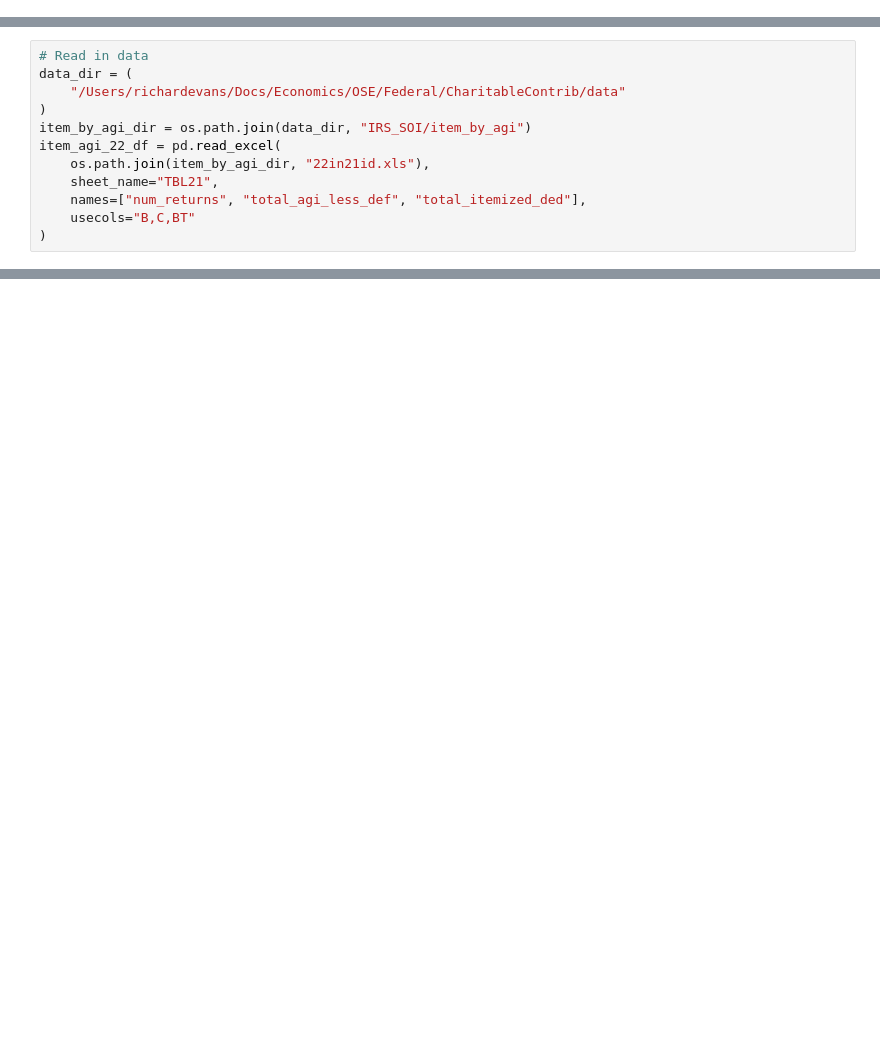
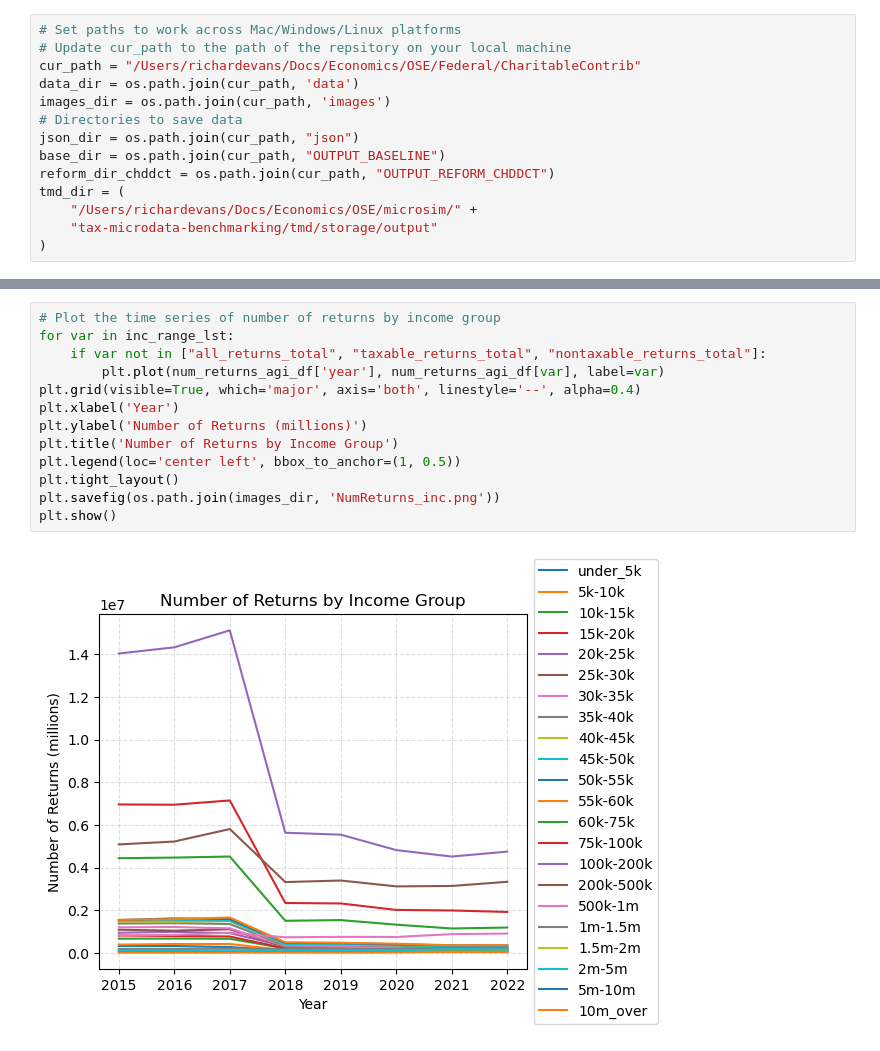
Before and after one commit to OpenSourceEcon/CharitableContrib, a Jupyter notebook: CharitableContrib.ipynb, the cells around one changed output, grey strips where cells are left out. Saved outputs shown, nothing was run; the diff lists cells and outputs as text; blank space fills up the shorter version.

```diff
--- a/CharitableContrib.ipynb
+++ b/CharitableContrib.ipynb
@@ -5,0 +17,14 @@ import matplotlib.pyplot as plt
+# %%
+# Set paths to work across Mac/Windows/Linux platforms
+# Update cur_path to the path of the repsitory on your local machine
+cur_path = "/Users/richardevans/Docs/Economics/OSE/Federal/CharitableContrib"
+data_dir = os.path.join(cur_path, 'data')
+images_dir = os.path.join(cur_path, 'images')
+# Directories to save data
+json_dir = os.path.join(cur_path, "json")
+base_dir = os.path.join(cur_path, "OUTPUT_BASELINE")
+reform_dir_chddct = os.path.join(cur_path, "OUTPUT_REFORM_CHDDCT")
+tmd_dir = (
+    "/Users/richardevans/Docs/Economics/OSE/microsim/" +
+    "tax-microdata-benchmarking/tmd/storage/output"
+)
@@ -30,12 +63,0 @@ pct_std_deduct = pd.DataFrame({
-# %%
-# Read in data
-data_dir = (
-    "/Users/richardevans/Docs/Economics/OSE/Federal/CharitableContrib/data"
-)
-item_by_agi_dir = os.path.join(data_dir, "IRS_SOI/item_by_agi")
-item_agi_22_df = pd.read_excel(
-    os.path.join(item_by_agi_dir, "22in21id.xls"),
-    sheet_name="TBL21",
-    names=["num_returns", "total_agi_less_def", "total_itemized_ded"],
-    usecols="B,C,BT"
-)
@@ -41,0 +195,15 @@ item_agi_22_df = pd.read_excel(
+# %%
+# Plot the time series of number of returns by income group
+for var in inc_range_lst:
+    if var not in ["all_returns_total", "taxable_returns_total", "nontaxable_returns_total"]:
+        plt.plot(num_returns_agi_df['year'], num_returns_agi_df[var], label=var)
+plt.grid(visible=True, which='major', axis='both', linestyle='--', alpha=0.4)
+plt.xlabel('Year')
+plt.ylabel('Number of Returns (millions)')
+plt.title('Number of Returns by Income Group')
+plt.legend(loc='center left', bbox_to_anchor=(1, 0.5))
+plt.tight_layout()
+plt.savefig(os.path.join(images_dir, 'NumReturns_inc.png'))
+plt.show()
+# %% [output]
+[figure, added]
```
Also changed, not shown: parts of 20 cells of this notebook, 27 other files.
